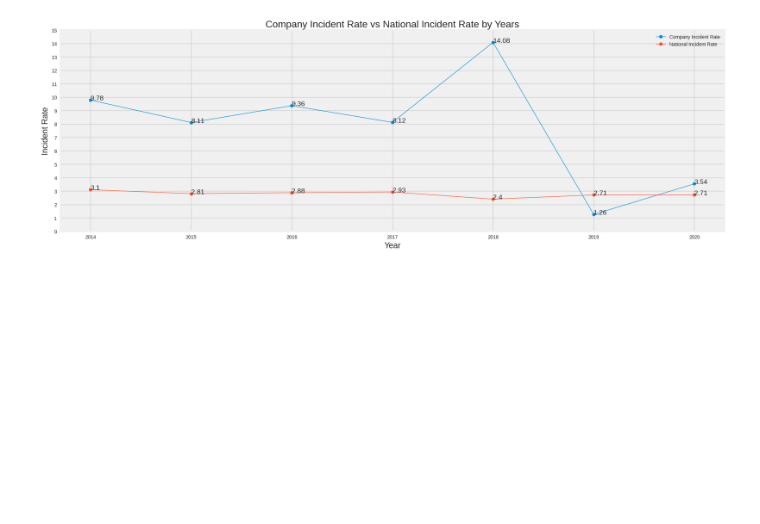
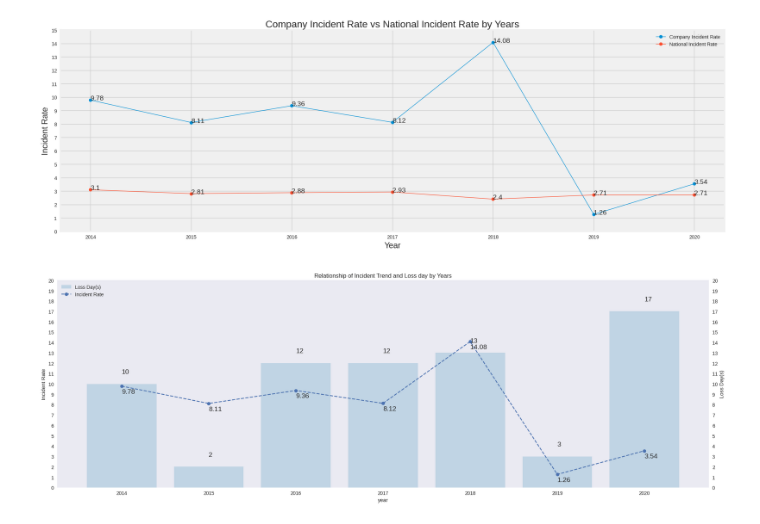
Before and after one commit to justaplan/EHS_yearly, a Jupyter notebook: EHS_Analysis_Yearly.ipynb, the cells around one changed output. Cells and saved outputs as stored; diff of their text form; code cells hidden in the pictures; blank space fills up the shorter version.

```diff
--- a/EHS_Analysis_Yearly.ipynb
+++ b/EHS_Analysis_Yearly.ipynb
@@ -188,3 +192,44 @@ plt.tight_layout()
 plt.show()
 # %% [output]
 [figure]
+# %%
+## Chart Size and Style
+fig, ax1 = plt.subplots(figsize=(20,7),dpi=100)
+plt.style.use("seaborn")
+
+## Data Gathering
+year = df["Year"]
+incident_rate = df["Incident Rate"]
+loss_day = df["Loss Day"]
+
+x_indexes = np.arange(len(year))
+
+ax2 = ax1.twinx()
+ax1.bar(x_indexes,loss_day,color="#b3cde0",alpha=0.75, label="Loss Day(s)")
+ax2.plot(x_indexes,incident_rate, marker="o",linestyle="--",label="Incident Rate")
+
+## Title and Labelling
+ax1.set_title("Relationship of Incident Trend and Loss day by Years")
+ax1.set_xlabel("year")
+ax1.set_ylabel("Incident Rate")
+ax2.set_ylabel("Loss Day(s)")
+ax1.set_xticks(x_indexes)
+ax1.set_xticklabels(year)
+ax2.set_yticks([y for y in range(0,21)])
+ax1.set_yticks([y for y in range(0,21)])
+
+value_plotting(x_indexes,incident_rate,-0.7)
+value_plotting(x_indexes,loss_day,1)
+
+ax1.grid(False)
+ax2.grid(False)
+# ax1.legend()
+# ax2.legend()
+# fig.legend(loc=(0.04,0.88))
+fig.legend(loc="upper left", bbox_to_anchor=(0,1), bbox_transform=ax1.transAxes)
+
+
+plt.tight_layout()
+plt.show()
+# %% [output]
+[figure, added]
```
Also changed, not shown: parts of 7 cells of this notebook.
